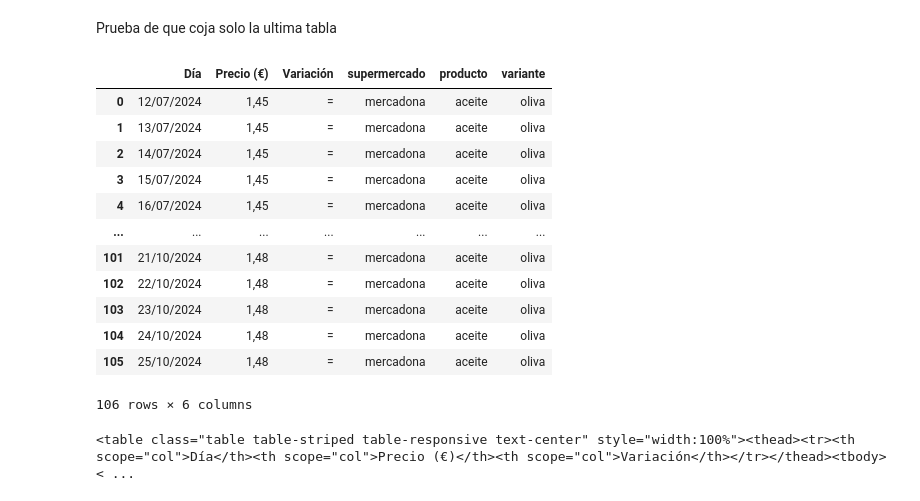
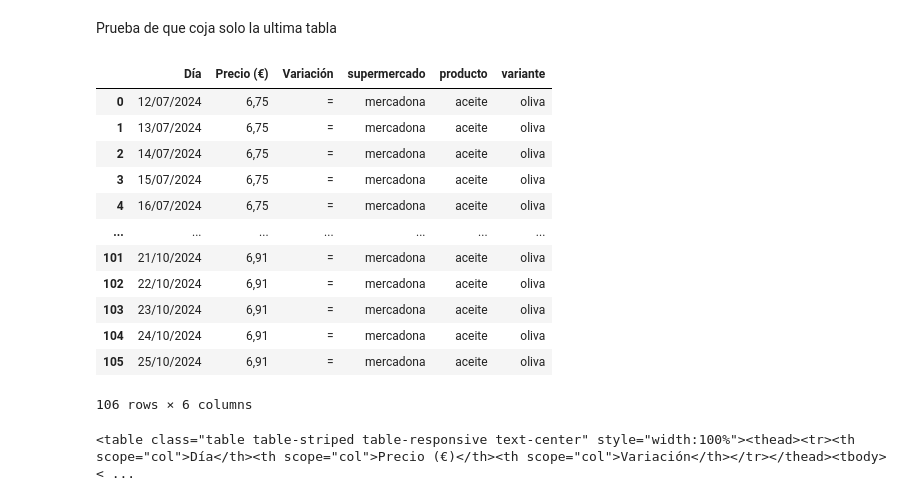
Before and after one commit to jgilsu11/Proyecto1-AnalisisFacua, a Jupyter notebook: Notebooks/Extraccion y limpieza (pandas).ipynb, the cells around one changed output. Drawn from its saved outputs; the diff is of its cells as text; code cells hidden in the pictures.

```diff
--- a/Notebooks/Extraccion y limpieza (pandas).ipynb
+++ b/Notebooks/Extraccion y limpieza (pandas).ipynb
@@ -189,46 +228,46 @@ Prueba de que coja solo la ultima tabla
 df_tablas= pd.DataFrame()
 driver = webdriver.Chrome()
 url_mercados = f"https://super.facua.org/mercadona/"
 driver.get(url_mercados)
 sleep(3)
 #aceptar cookie
 driver.find_element("css selector", "#rcc-confirm-button").click()
 #hacer aquí la lista de productos
 
 driver.execute_script("window.scrollBy(0, 500);")
 sleep(2)
 #selecciona producto
 driver.find_element("css selector", f"body > section:nth-child(4) > div > div.row.gx-4.gx-lg-5.row-cols-2.row-cols-md-3.row-cols-xl-4.justify-content-center > div:nth-child({1}) > div > div.card-footer.p-4.pt-0.border-top-0.bg-transparent > div > a").click()
 
 #hacer aquí la lista de variantes
 
 
 driver.execute_script("window.scrollBy(0, 500);")
 sleep(2)
 #selecciona variante
-driver.find_element("css selector", f"body > section:nth-child(4) > div > div:nth-child(7) > div:nth-child(1) > div > div.card-footer.p-4.pt-0.border-top-0.bg-transparent > div > a").click()
+driver.find_element("css selector", f"body > section:nth-child(4) > div > div:nth-child(7) > div:nth-child(2) > div > div.card-footer.p-4.pt-0.border-top-0.bg-transparent > div > a").click()
 sopa_mercados = BeautifulSoup(driver.page_source, "html.parser")
 tabla_general= sopa_mercados.findAll("table")
 tablaindiv=tabla_general[-1]
 #por aquí crear las columnas necesarias usando lista de productos y variante (mercado se pone formateado tal cual)
 
 
 df_tablas=pd.concat([df_tablas, f.sacar_tabla(tablaindiv, "mercadona", "aceite","oliva")])
-
+driver.close()
 df_tablas
 # %% [output]
 |  | Día | Precio (€) | Variación | supermercado | producto | variante |
-| 0 | 12/07/2024 | 1,45 | = | mercadona | aceite | oliva |
-| 1 | 13/07/2024 | 1,45 | = | mercadona | aceite | oliva |
-| 2 | 14/07/2024 | 1,45 | = | mercadona | aceite | oliva |
-| 3 | 15/07/2024 | 1,45 | = | mercadona | aceite | oliva |
-| 4 | 16/07/2024 | 1,45 | = | mercadona | aceite | oliva |
+| 0 | 12/07/2024 | 6,75 | = | mercadona | aceite | oliva |
+| 1 | 13/07/2024 | 6,75 | = | mercadona | aceite | oliva |
+| 2 | 14/07/2024 | 6,75 | = | mercadona | aceite | oliva |
+| 3 | 15/07/2024 | 6,75 | = | mercadona | aceite | oliva |
+| 4 | 16/07/2024 | 6,75 | = | mercadona | aceite | oliva |
 | ... | ... | ... | ... | ... | ... | ... |
-| 101 | 21/10/2024 | 1,48 | = | mercadona | aceite | oliva |
-| 102 | 22/10/2024 | 1,48 | = | mercadona | aceite | oliva |
-| 103 | 23/10/2024 | 1,48 | = | mercadona | aceite | oliva |
-| 104 | 24/10/2024 | 1,48 | = | mercadona | aceite | oliva |
-| 105 | 25/10/2024 | 1,48 | = | mercadona | aceite | oliva |
+| 101 | 21/10/2024 | 6,91 | = | mercadona | aceite | oliva |
+| 102 | 22/10/2024 | 6,91 | = | mercadona | aceite | oliva |
+| 103 | 23/10/2024 | 6,91 | = | mercadona | aceite | oliva |
+| 104 | 24/10/2024 | 6,91 | = | mercadona | aceite | oliva |
+| 105 | 25/10/2024 | 6,91 | = | mercadona | aceite | oliva |
 106 rows × 6 columns
 # %%
 print(tablaindiv)
```
Also changed, not shown: parts of 5 cells of this notebook, 6 other files.
